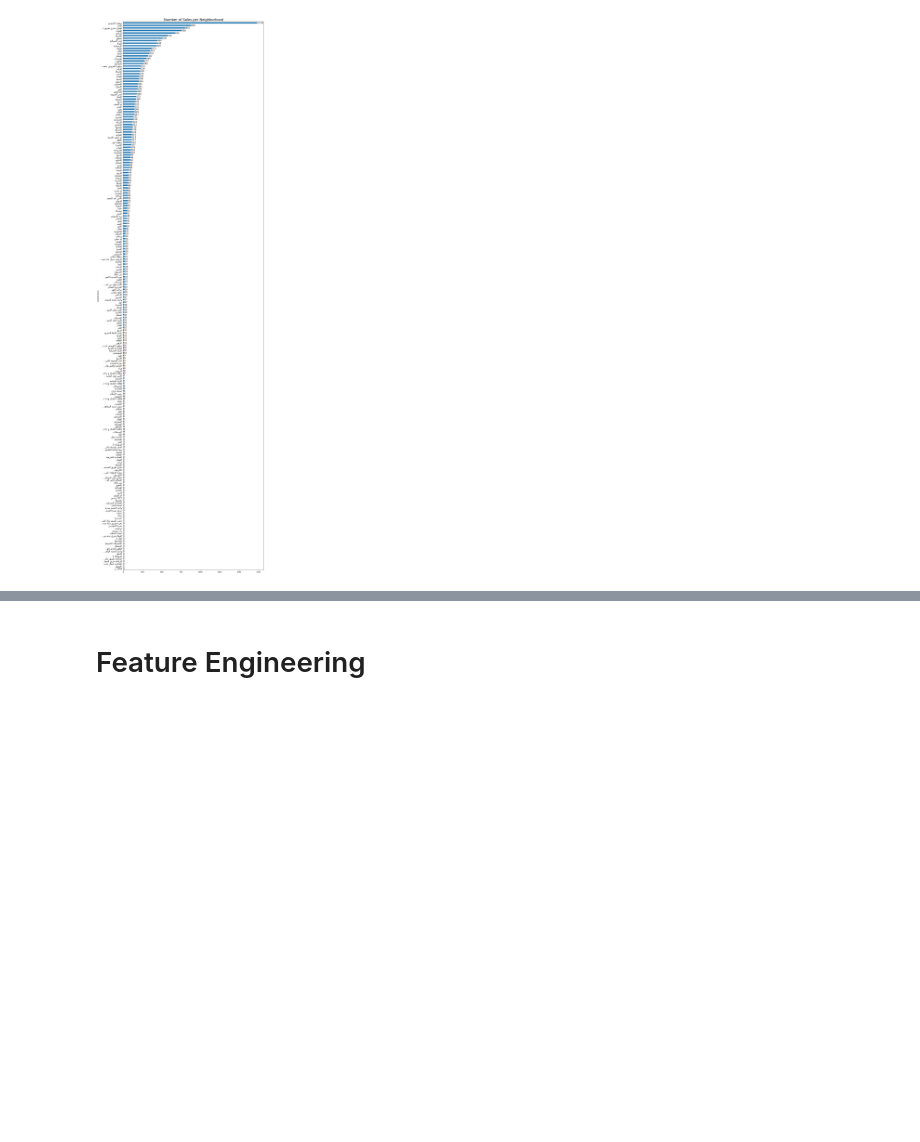
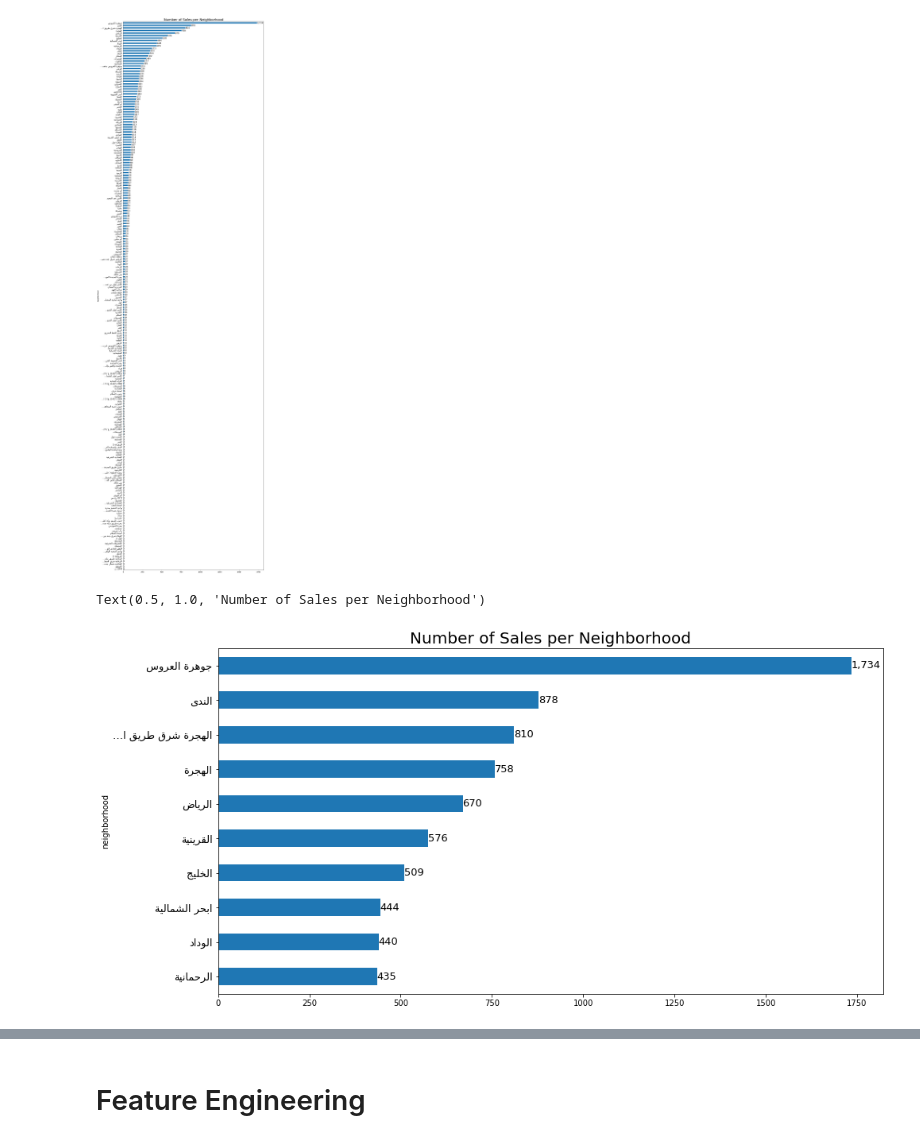
Before and after one commit to shaimaa-alghamdi/Prediction-of-Jeddah-land-Property-Transactions-using-ML, a Jupyter notebook: jeddah_prices_colab_(1).ipynb, the cells around one changed output, grey strips where cells are left out. Saved outputs shown, nothing was run; the diff lists cells and outputs as text; code cells hidden in the pictures; blank space fills up the shorter version.

```diff
--- a/jeddah_prices_colab_(1).ipynb
+++ b/jeddah_prices_colab_(1).ipynb
@@ -262,11 +291,25 @@ Text(0.5, 1.0, 'Average Price per Square Meter per Neighborhood')
 plt.figure(figsize=(15,60))
 # change y labels size
 plt.rc('ytick', labelsize=13)
-ar_house_prices.groupby('neighborhood')['area'].count().sort_values(ascending=True).plot(kind='barh')
+ar_Land_prices.groupby('neighborhood')['area'].count().sort_values(ascending=True).plot(kind='barh')
 # print the values on the right of the bars
-for i, v in enumerate(ar_house_prices.groupby('neighborhood')['area'].count().sort_values(ascending=True)):
+for i, v in enumerate(ar_Land_prices.groupby('neighborhood')['area'].count().sort_values(ascending=True)):
     plt.text(v, i, '{:,.0f}'.format(v), ha='left', va='center', fontsize=13)
 plt.title('Number of Sales per Neighborhood', fontsize=20)
 # %% [output]
 Text(0.5, 1.0, 'Number of Sales per Neighborhood')
 [figure]
+# %%
+#%%
+# plot the number of sales per neighborhood sorted by the number of sales
+plt.figure(figsize=(15,8))
+# change y labels size
+plt.rc('ytick', labelsize=13)
+ar_Land_prices.groupby('neighborhood')['area'].count().sort_values(ascending=True).tail(10).plot(kind='barh')
+# print the values on the right of the bars
+for i, v in enumerate(ar_Land_prices.groupby('neighborhood')['area'].count().sort_values(ascending=True).tail(10)):
+    plt.text(v, i, '{:,.0f}'.format(v), ha='left', va='center', fontsize=13)
+plt.title('Number of Sales per Neighborhood', fontsize=20)
+# %% [output]
+Text(0.5, 1.0, 'Number of Sales per Neighborhood')
+[figure, added]
```
Also changed, not shown: parts of 46 cells of this notebook, 2 other files.
